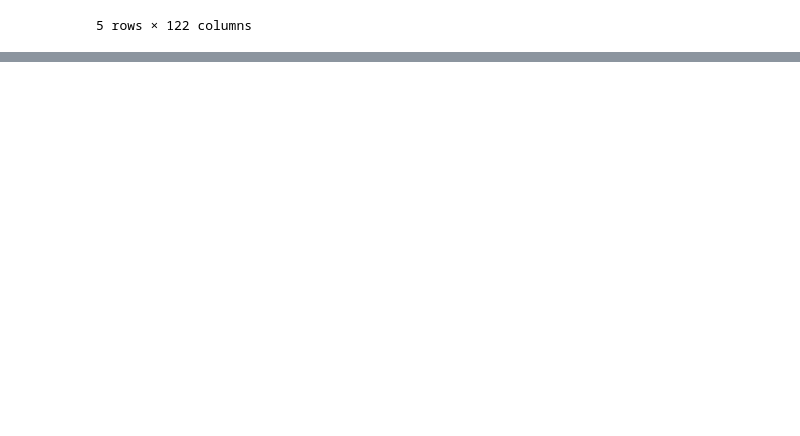
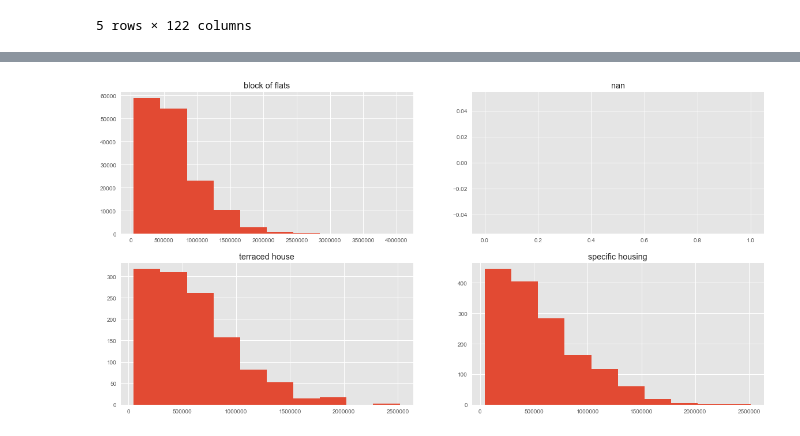
Before and after one commit to spiraleyeld/2nd-ML100Days, a Jupyter notebook: homework/Day_014_HW.ipynb, the cells around one changed output, grey strips where cells are left out. Cells and saved outputs as stored; diff of their text form; code cells hidden in the pictures; blank space fills up the shorter version.

```diff
--- a/homework/Day_014_HW.ipynb
+++ b/homework/Day_014_HW.ipynb
@@ -50,15 +50,13 @@ app_train.head()
 Your Code Here
 """
 
-houseType_date = []
+
 unique_house_type = app_train['HOUSETYPE_MODE'].unique()
 
-
-
-plt.figure(figsize=(10,30))
+plt.figure(figsize=(20,10))
 
 for i in range(len(unique_house_type)):
     plt.subplot(2, 2, i+1)
-    plt.hist(app_train.loc[(app_train['HOUSETYPE_MODE'] == unique_house_type[i]['AMT_INCOME_TOTAL'])])
-    plt.title(houesType_group[i])
+    plt.hist(app_train.loc[app_train['HOUSETYPE_MODE'] == unique_house_type[i]]['AMT_CREDIT'])
+    plt.title(unique_house_type[i])
 # %% [output]
@@ -65,0 +63 @@ IndentationError: unexpected indent (<ipython-input-151-8295b57deb58>, line 16)
+[figure, added]
```
Also changed, not shown: parts of 2 cells of this notebook.
